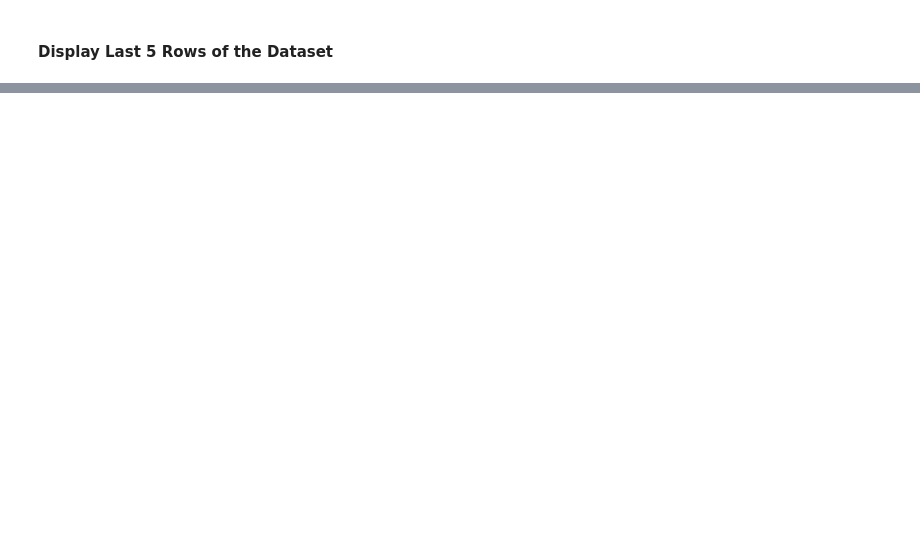
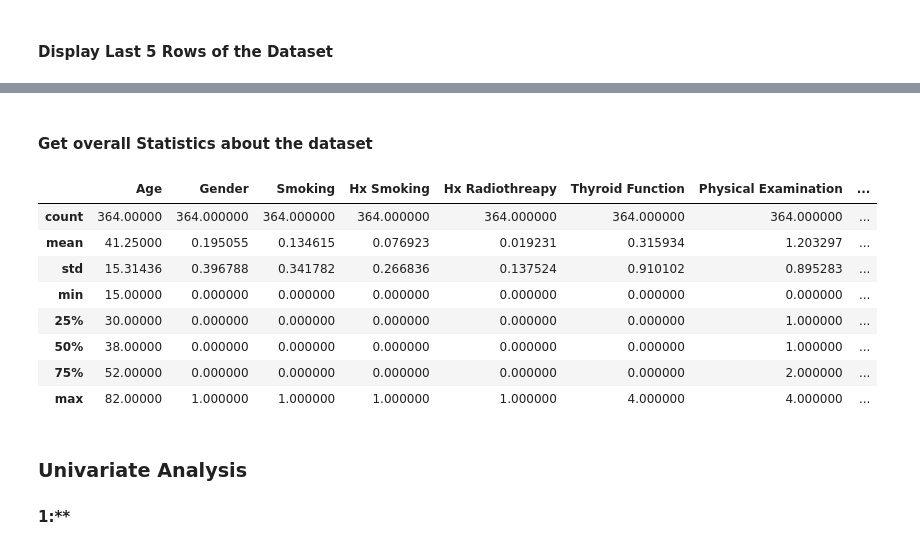
Before and after one commit to precious-05/Python-Guide, a Jupyter notebook: DataVisualization/EDA.ipynb, the cells around one changed output, grey strips where cells are left out. Drawn from its saved outputs; the diff is of its cells as text; code cells hidden in the pictures; blank space fills up the shorter version.

Commit message:
Univariate Analysis

```diff
--- a/DataVisualization/EDA.ipynb
+++ b/DataVisualization/EDA.ipynb
@@ -83,0 +110,22 @@ df.tail()
+# %% [markdown]
+#### **Get overall Statistics about the dataset**
+# %%
+df.describe()
+#in following 25%,50%,75% are percentiles such as in Age column
+# 25% values are below 30
+# 50% values are below 38
+# 75% values are below 52
+# max value is 82
+# %% [output]
+|  | Age | Gender | Smoking | Hx Smoking | Hx Radiothreapy | Thyroid Function | Physical Examination | ... |
+| count | 364.00000 | 364.000000 | 364.000000 | 364.000000 | 364.000000 | 364.000000 | 364.000000 | ... |
+| mean | 41.25000 | 0.195055 | 0.134615 | 0.076923 | 0.019231 | 0.315934 | 1.203297 | ... |
+| std | 15.31436 | 0.396788 | 0.341782 | 0.266836 | 0.137524 | 0.910102 | 0.895283 | ... |
+| min | 15.00000 | 0.000000 | 0.000000 | 0.000000 | 0.000000 | 0.000000 | 0.000000 | ... |
+| 25% | 30.00000 | 0.000000 | 0.000000 | 0.000000 | 0.000000 | 0.000000 | 1.000000 | ... |
+| 50% | 38.00000 | 0.000000 | 0.000000 | 0.000000 | 0.000000 | 0.000000 | 1.000000 | ... |
+| 75% | 52.00000 | 0.000000 | 0.000000 | 0.000000 | 0.000000 | 0.000000 | 2.000000 | ... |
+| max | 82.00000 | 1.000000 | 1.000000 | 1.000000 | 1.000000 | 4.000000 | 4.000000 | ... |
+# %% [markdown]
+### **Univariate Analysis**
+#### 1:**
```
Also changed, not shown: parts of 13 cells of this notebook, 2 other files.
